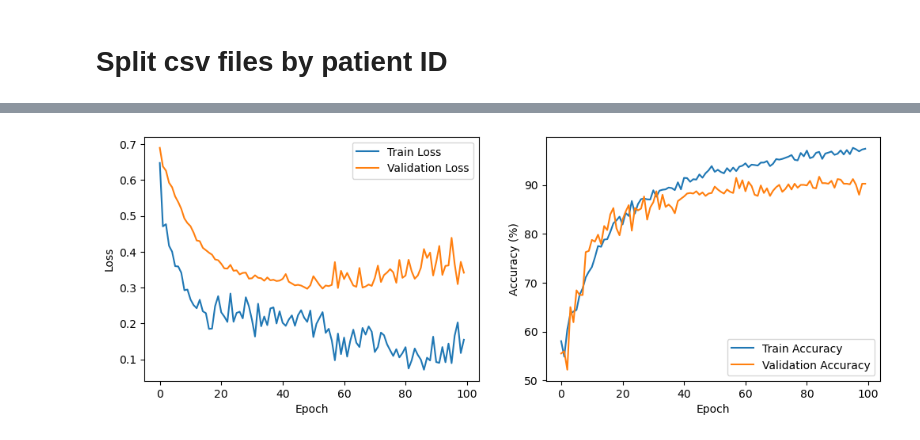
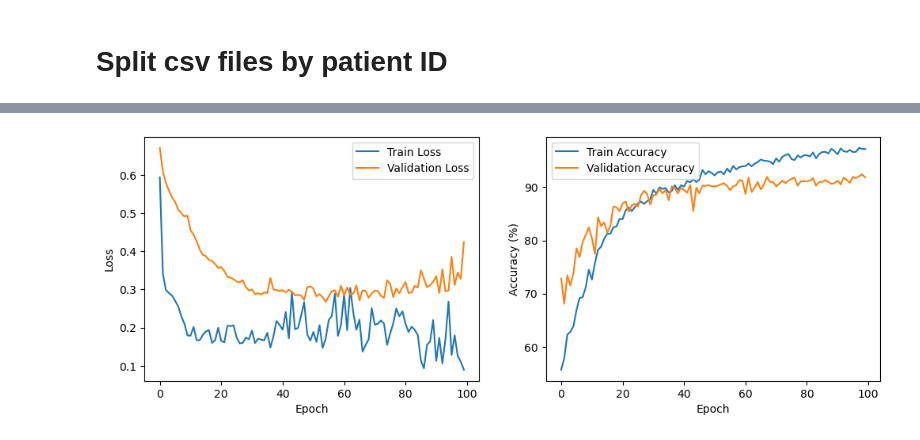
Before and after one commit to honzh073/FL, a Jupyter notebook: code/2_patient_level/2_0_bestAFF.ipynb, the cells around one changed output, grey strips where cells are left out. Cells and saved outputs as stored; diff of their text form; code cells hidden in the pictures.

```diff
--- a/code/2_patient_level/2_0_bestAFF.ipynb
+++ b/code/2_patient_level/2_0_bestAFF.ipynb
@@ -577,7 +577,7 @@ test AFF: 192, ratio: 0.23
 ---- NFF: 661, ratio: 0.77
 # %%
 epoch_num = 100
-step_size = 25
+step_size = 10
 lr = 0.00001
 # resenet 18
 resnet18 = train_model(train_loader, val_loader,
@@ -606,4 +606,4 @@ Epoch 100/100, train Loss: 0.1546, val Loss: 0.3415, train ACC: 97.43%, Val ACC:
-[figure, old version]
+[figure, new version]
 # %%
 print('ResNet 18')
 test_model(model=resnet18, test_dataset=test_dataset, batch_size=batch_size)
```
Also changed, not shown: parts of 10 cells of this notebook.
